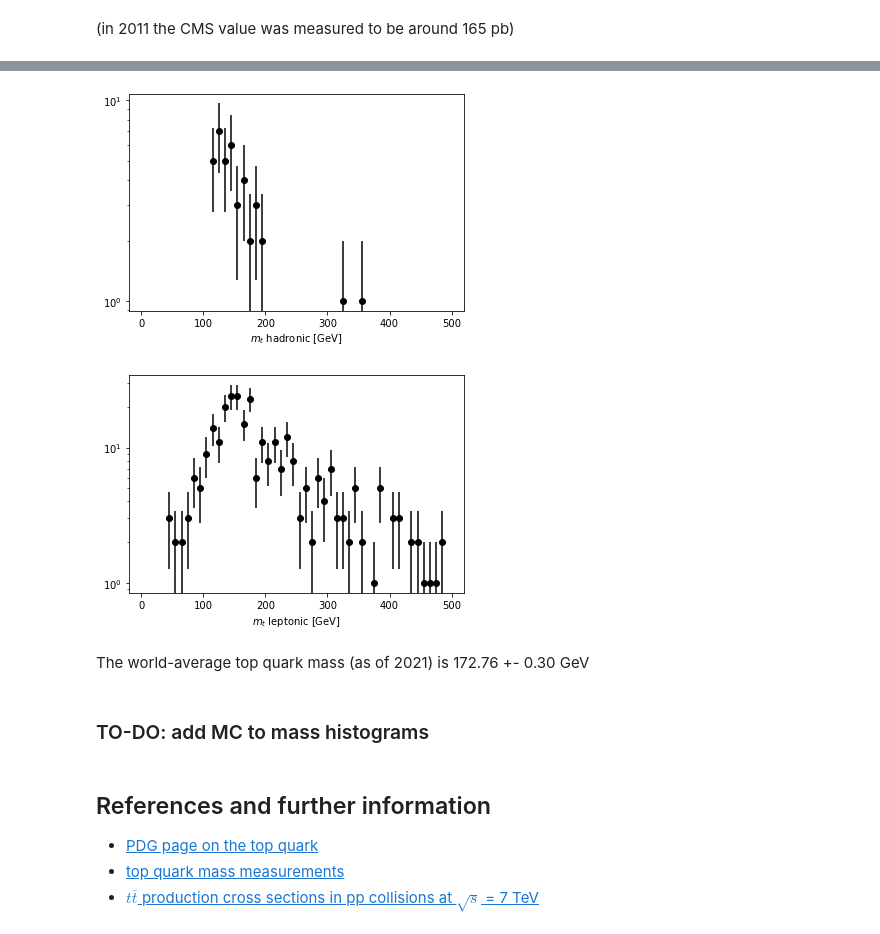
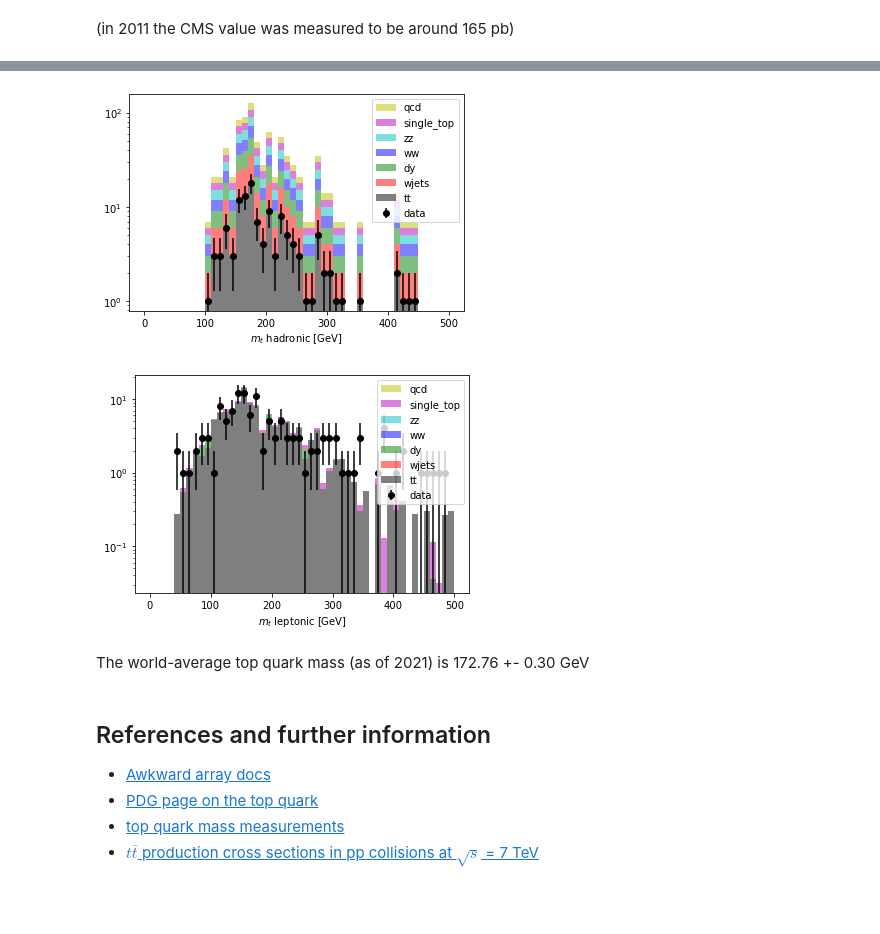
Before and after one commit to QuarkNet-HEP/ttbar-heptutorial, a Jupyter notebook: ttbar-heptutorial.ipynb, the cells around one changed output, grey strips where cells are left out. Drawn from its saved outputs; the diff is of its cells as text; code cells hidden in the pictures; blank space fills up the shorter version.

Commit message:
clean up hadronic mass code

```diff
--- a/ttbar-heptutorial.ipynb
+++ b/ttbar-heptutorial.ipynb
@@ -1289,0 +1453,15 @@ print(len(events))
+# %%
+for n in mc:
+    print(f'{n}:')
+    print(f' {ak.sum(mc[n].EventWeight)}')
+
+    mc[n] = mc[n][mc[n].NJet > 3]
+    mc[n] = mc[n][(mc[n].NMuon == 1) & (mc[n].triggerIsoMu24)]
+
+    nbjets = ak.to_numpy(
+        [ak.count_nonzero(e) for e in mc[n].Jet.btag > 1.74]
+    )
+
+    mc[n] = mc[n][nbjets == 2]
+
+    print(f' {ak.sum(mc[n].EventWeight)}')
@@ -1343,7 +1549,29 @@ for e in events:
 nbins = 50
 xmax = 500
 
-n,b = np.histogram(hadronicM, bins=nbins, range=(0,xmax))
+masses = []
+weights = []
+
+for n in mc:
+    m, w = get_hadronic_masses(mc[n], True)
+    masses.append(m)
+    weights.append(w)
+
+plt.hist(
+    masses,
+    bins=nbins,
+    range=(0,xmax),
+    histtype='stepfilled',
+    weights=weights,
+    color=colors,
+    alpha=0.5,
+    stacked=True,
+    label=labels
+)
+
+masses, _ = get_hadronic_masses(events)
+
+n,b = np.histogram(masses, bins=nbins, range=(0,xmax))
 center = (b[:-1] + b[1:]) / 2
 yerrs = np.sqrt(n)
 
@@ -1359,7 +1587,8 @@ plt.errorbar(
 
 plt.xlabel('$m_{t}$ hadronic [GeV]')
 plt.yscale('log')
+plt.legend(loc="upper right")
 plt.show()
 # %% [output]
-[figure, old version]
+[figure, new version]
 # %%
@@ -1412,33 +1652,55 @@ for e in events:
 # %%
 nbins = 50
 xmax = 500
 
-n,b = np.histogram(leptonicM, bins=nbins, range=(0,xmax))
+masses = []
+weights = []
+
+for n in mc:
+    m, w = get_leptonic_masses(mc[n], True)
+    masses.append(m)
+    weights.append(w)
+
+plt.hist(
+    masses,
+    bins=nbins,
+    range=(0,xmax),
+    histtype='stepfilled',
+    weights=weights,
+    color=colors,
+    alpha=0.5,
+    stacked=True,
+    label=labels
+)
+
+masses, _ = get_leptonic_masses(events)
+
+n,b = np.histogram(masses, bins=nbins, range=(0,xmax))
 center = (b[:-1] + b[1:]) / 2
 yerrs = np.sqrt(n)
 
 plt.errorbar(
     center,
     n,
     yerr=yerrs,
     linestyle='None',
     color='black',
     marker='o',
     label='data'
 )
 
 plt.xlabel('$m_{t}$ leptonic [GeV]')
 plt.yscale('log')
+plt.legend(loc="upper right")
 plt.show()
 # %% [output]
-[figure, old version]
+[figure, new version]
 # %% [markdown]
 The world-average top quark mass (as of 2021) is 172.76 +- 0.30 GeV
-# %% [markdown]
-### TO-DO: add MC to mass histograms
 # %% [markdown]
 ## References and further information
 
+* [Awkward array docs](https://awkward-array.readthedocs.io/en/latest/index.html)
 * [PDG page on the top quark](https://pdglive.lbl.gov/Particle.action?node=Q007&init=0)
 * [top quark mass measurements](https://pdglive.lbl.gov/DataBlock.action?node=Q007TP)
 * [$t\bar{t}$ production cross sections in pp collisions at $\sqrt{s}$ = 7 TeV](https://pdglive.lbl.gov/DataBlock.action?node=Q007TX7)
```
Also changed, not shown: parts of 23 cells of this notebook.
